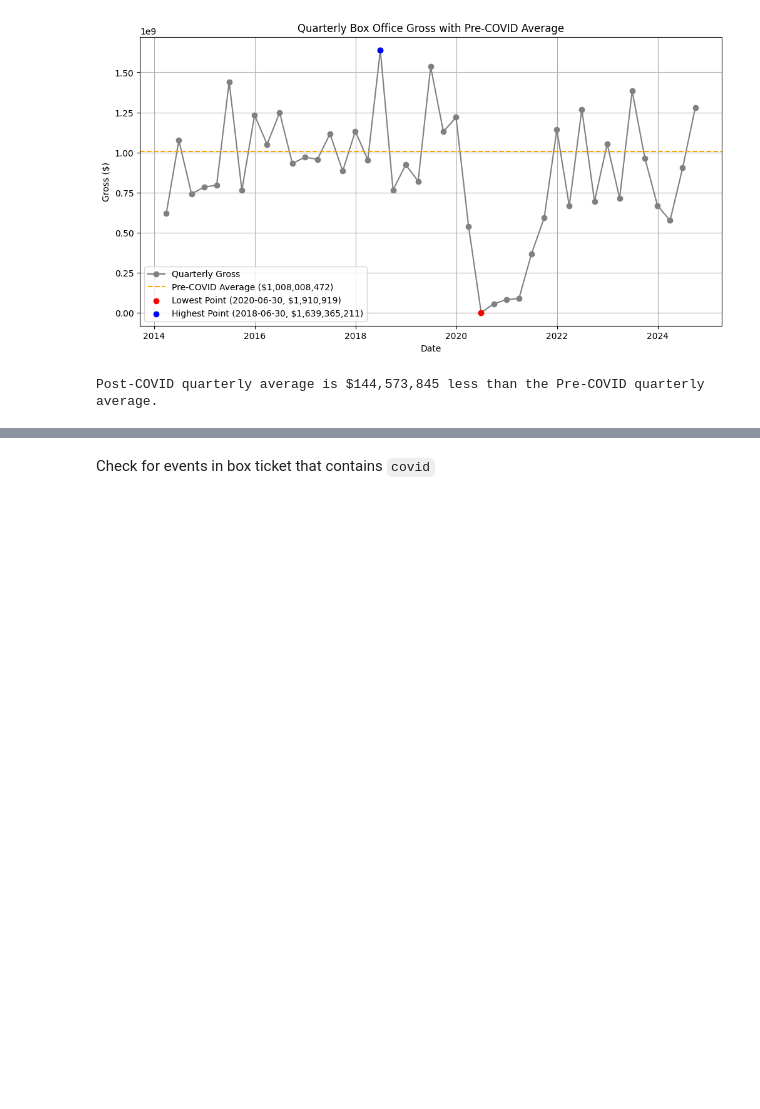
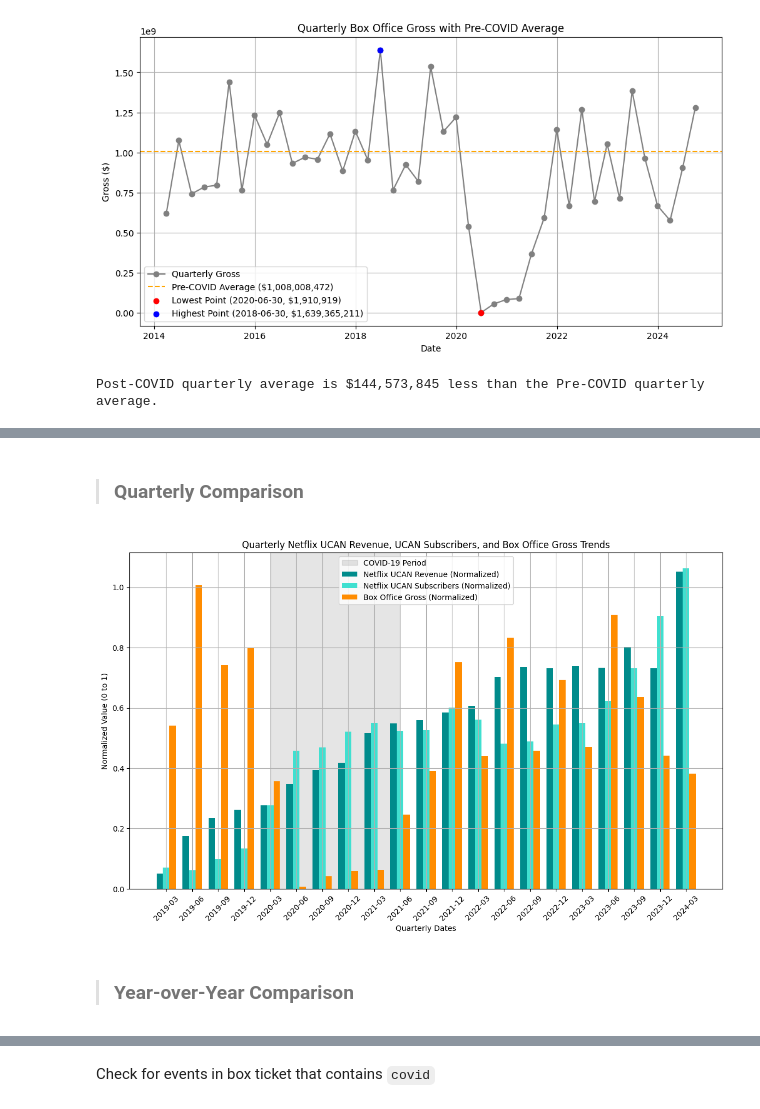
Before and after one commit to charJin/movie-theaters-analysis, a Jupyter notebook: notebooks/Analysis with questions.ipynb, the cells around one changed output, grey strips where cells are left out. Drawn from its saved outputs; the diff is of its cells as text; code cells hidden in the pictures; blank space fills up the shorter version.

Commit message:
Quarterly box office and netflix comparison add

```diff
--- a/notebooks/Analysis with questions.ipynb
+++ b/notebooks/Analysis with questions.ipynb
@@ -252,0 +255,6 @@ Post-COVID quarterly average is $144,573,845 less than the Pre-COVID quarterly a
+# %% [markdown]
+> ### Quarterly Comparison
+# %%
+netflix_data['date'] = pd.to_datetime(netflix_data['date'])
+netflix_data.set_index('date', inplace=True)
+netflix_quarterly_adjusted_close = netflix_quarterly['adjusted_close']
@@ -253,3 +276,47 @@ Post-COVID quarterly average is $144,573,845 less than the Pre-COVID quarterly a
+# %%
+revenue_values = netflix_data['UCAN_rev']
+subscriber_values = netflix_data['UCAN_subscribers']
+quarterly_gross = quarterly_gross.reindex(date_range).interpolate()
+
+# Normalize each series to scale from 0 to 1
+# Adding a relatively small constant for each category so minimum will appear in bar chart
+revenue_constant = 1e8
+subscriber_constant = 1e6
+gross_constant = 1e7
+revenue_values_normalized = (revenue_values + revenue_constant - revenue_values.min()) / (revenue_values.max() - revenue_values.min())
+subscriber_values_normalized = (subscriber_values + subscriber_constant - subscriber_values.min()) / (subscriber_values.max() - subscriber_values.min())
+quarterly_gross_normalized = (quarterly_gross + gross_constant - quarterly_gross.min()) / (quarterly_gross.max() - quarterly_gross.min())
+
+fig, ax = plt.subplots(figsize=(14, 8))
+
+x = np.arange(len(date_range))
+width = 0.25
+
+# Highlight COVID-19 period
+covid_start = '2020-03-31'  # Q1 2020
+covid_end = '2021-06-30'    # Q2 2021
+covid_start_idx = np.where(date_range == covid_start)[0][0]
+covid_end_idx = np.where(date_range == covid_end)[0][0]
+ax.axvspan(covid_start_idx, covid_end_idx, color='gray', alpha=0.2, label='COVID-19 Period')
+
+
+ax.bar(x - width, revenue_values_normalized, width, label='Netflix UCAN Revenue (Normalized)', color='#008B8B')
+ax.bar(x, subscriber_values_normalized, width, label='Netflix UCAN Subscribers (Normalized)', color='#40E0D0')
+ax.bar(x + width, quarterly_gross_normalized, width, label='Box Office Gross (Normalized)', color='#FF8C00')
+
+ax.set_xlabel('Quarterly Dates')
+ax.set_ylabel('Normalized Value (0 to 1)')
+ax.set_title('Quarterly Netflix UCAN Revenue, UCAN Subscribers, and Box Office Gross Trends')
+ax.set_xticks(x)
+ax.set_xticklabels([date.strftime('%Y-%m') for date in date_range], rotation=45)
+ax.legend()
+
+plt.grid(True)
+plt.show()
+# %% [output]
+[figure, added]
+# %% [markdown]
+> ### Year-over-Year Comparison
 # %%
 movies_data.describe()
 # %% [output]
```
Also changed, not shown: parts of 9 cells of this notebook.
